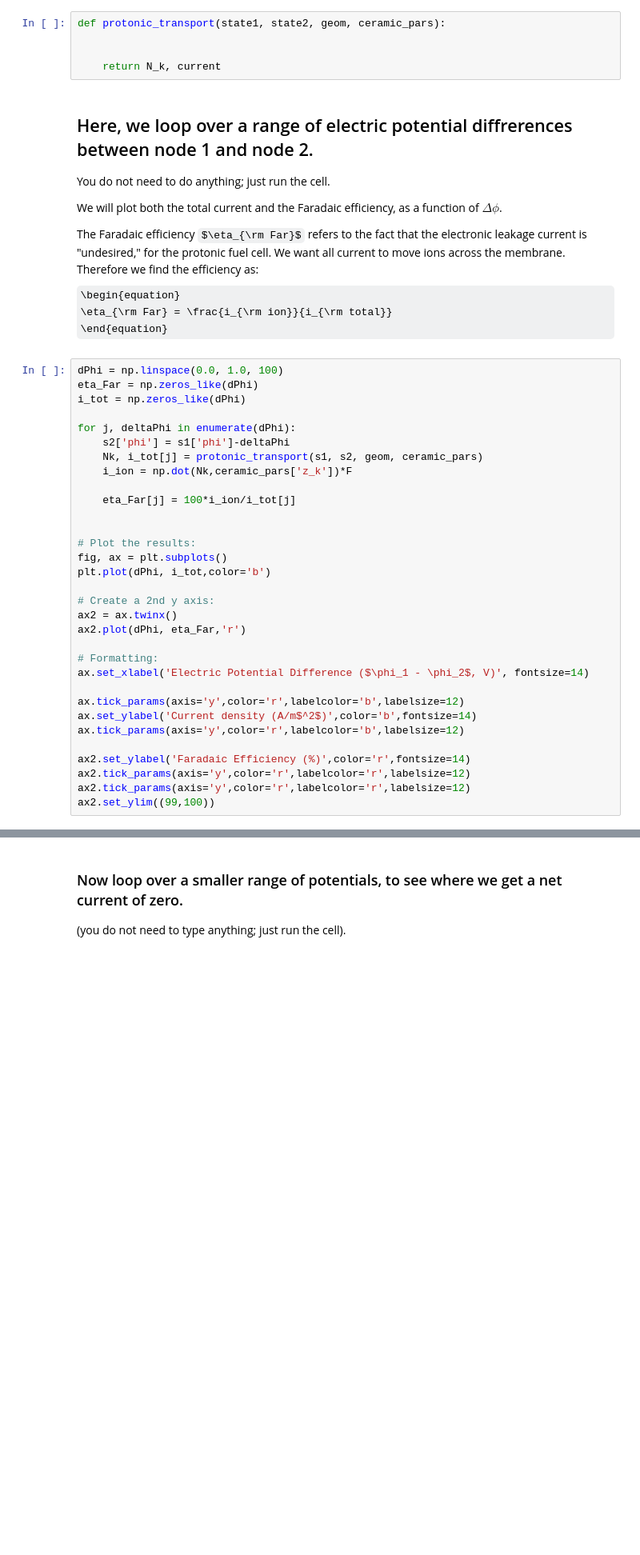
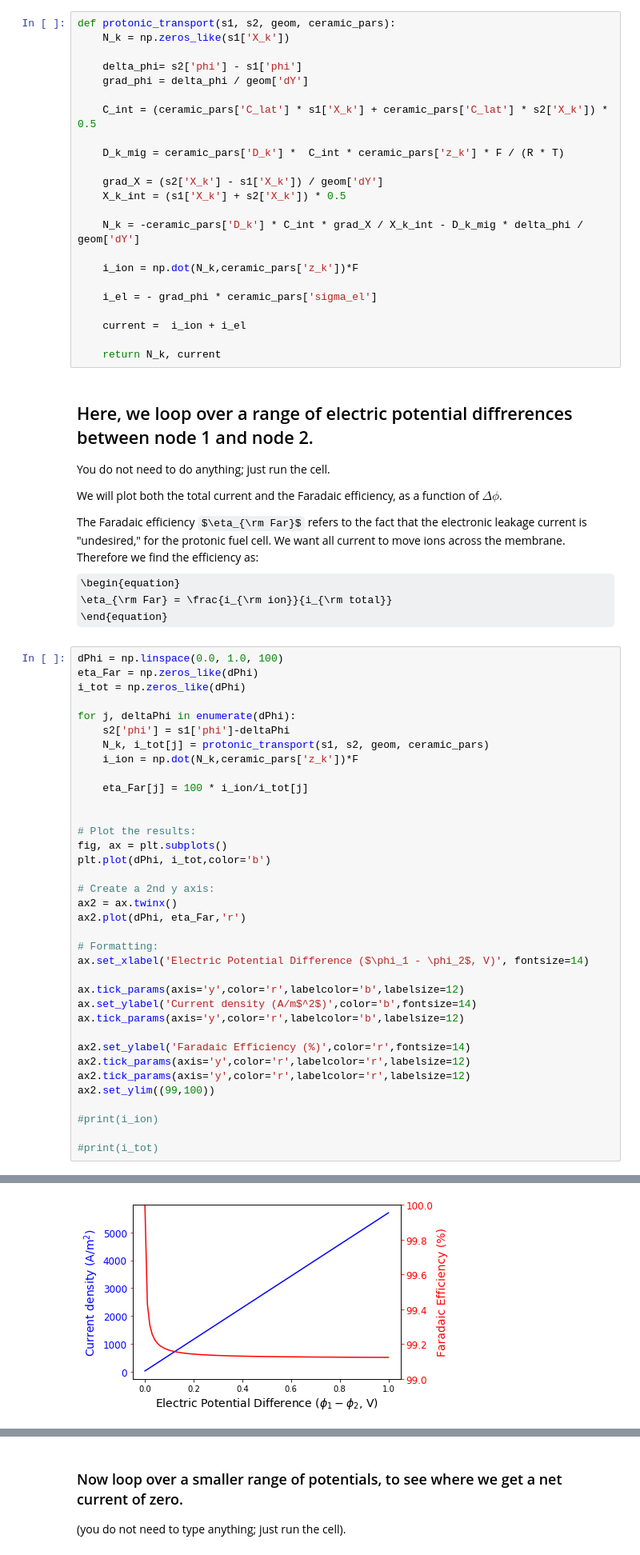
Before and after one commit to zhuey/Homework, a Jupyter notebook: homework-5/Homework5_Coding.ipynb, the cells around one changed output, grey strips where cells are left out. Shown at 80% size. Saved outputs shown, nothing was run; the diff lists cells and outputs as text; some formulas as TeX source; blank space fills up the shorter version.

```diff
--- a/homework-5/Homework5_Coding.ipynb
+++ b/homework-5/Homework5_Coding.ipynb
@@ -287,11 +370,29 @@ ceramic_pars = { }
 ## CREATE YOUR TRANSPORT FUNCTION HERE.
 
 This function should return the fluxes, N_k, and the total current (ionic + electronic).
-# %%
-def protonic_transport(state1, state2, geom, ceramic_pars):
-
-
-    return N_k, current
+# %%
+def protonic_transport(s1, s2, geom, ceramic_pars):
+    N_k = np.zeros_like(s1['X_k'])
+
+    delta_phi= s2['phi'] - s1['phi']
+    grad_phi = delta_phi / geom['dY']
+
+    C_int = (ceramic_pars['C_lat'] * s1['X_k'] + ceramic_pars['C_lat'] * s2['X_k']) * 0.5
+
+    D_k_mig = ceramic_pars['D_k'] *  C_int * ceramic_pars['z_k'] * F / (R * T)
+
+    grad_X = (s2['X_k'] - s1['X_k']) / geom['dY']
+    X_k_int = (s1['X_k'] + s2['X_k']) * 0.5
+
+    N_k = -ceramic_pars['D_k'] * C_int * grad_X / X_k_int - D_k_mig * delta_phi / geom['dY']
+
+    i_ion = np.dot(N_k,ceramic_pars['z_k'])*F
+
+    i_el = - grad_phi * ceramic_pars['sigma_el']
+
+    current =  i_ion + i_el
+
+    return N_k, current
 # %% [markdown]
 ## Here, we loop over a range of electric potential diffrerences between node 1 and node 2.
 
@@ -310,10 +411,10 @@ i_tot = np.zeros_like(dPhi)
 
 for j, deltaPhi in enumerate(dPhi):
     s2['phi'] = s1['phi']-deltaPhi
-    Nk, i_tot[j] = protonic_transport(s1, s2, geom, ceramic_pars)
-    i_ion = np.dot(Nk,ceramic_pars['z_k'])*F
+    N_k, i_tot[j] = protonic_transport(s1, s2, geom, ceramic_pars)
+    i_ion = np.dot(N_k,ceramic_pars['z_k'])*F
 
-    eta_Far[j] = 100*i_ion/i_tot[j]
+    eta_Far[j] = 100 * i_ion/i_tot[j]
 
 
 # Plot the results:
@@ -335,3 +436,8 @@ ax2.set_ylabel('Faradaic Efficiency (%)',color='r',fontsize=14)
 ax2.tick_params(axis='y',color='r',labelcolor='r',labelsize=12)
 ax2.tick_params(axis='y',color='r',labelcolor='r',labelsize=12)
 ax2.set_ylim((99,100))
+
+#print(i_ion)
+
+#print(i_tot)
+# %% [output]
@@ -338,3 +445,4 @@ ax2.set_ylim((99,100))
+[figure, added]
 # %% [markdown]
 ## In this markdown cell, discuss the plot.  What explains the trends?
 
```
Also changed, not shown: parts of 23 cells of this notebook.
